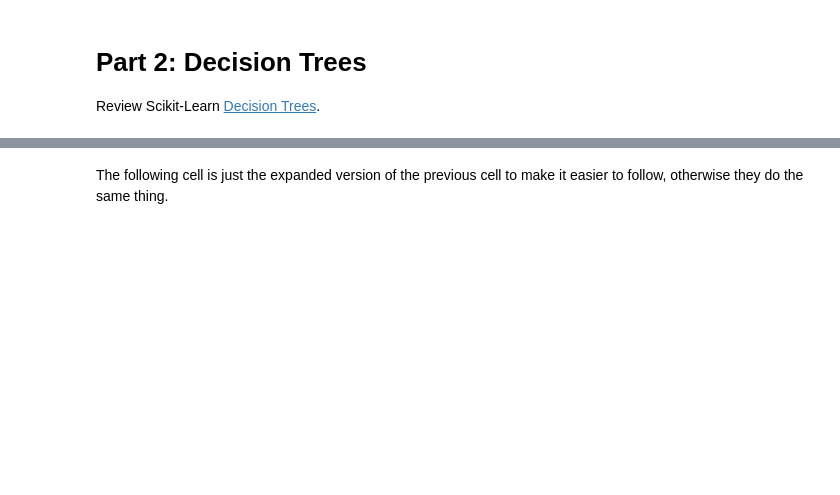
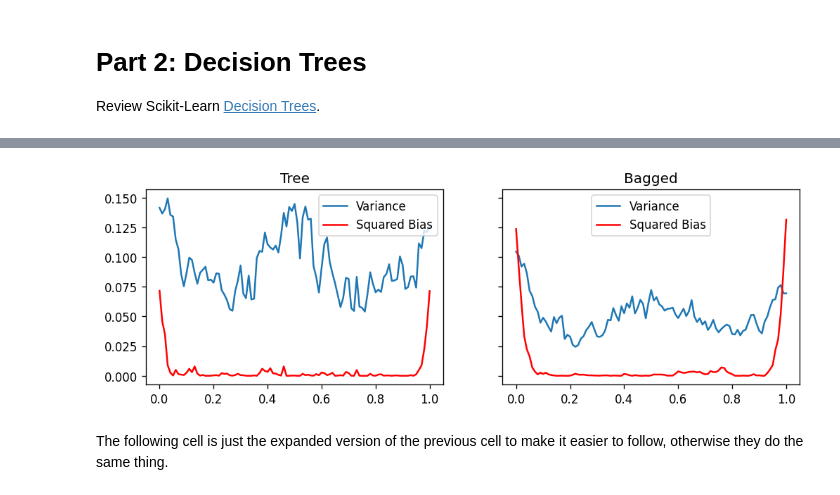
Before and after one commit to ParamvirSran/Machine-Learning, a Jupyter notebook: Labs/Lab_W10/Lab_W10_Incomplete.ipynb, the cells around one changed output, grey strips where cells are left out. Cells and saved outputs as stored; diff of their text form; code cells hidden in the pictures; blank space fills up the shorter version.

Commit message:
done lab 10 about tree based models and XGB Boost

```diff
--- a/Labs/Lab_W10/Lab_W10_Incomplete.ipynb
+++ b/Labs/Lab_W10/Lab_W10_Incomplete.ipynb
@@ -237,40 +268,46 @@ Image(graph.create_png())
 # %%
 # Let's compare variance of predictions between a tree and a bagged estimator
 
 # Create a tree model and a bagging from these trees
-newx = np.linspace(0,1,101).reshape(-1,1)
-tree = DecisionTreeRegressor(max_depth = 5)
-bag1 = BaggingRegressor(base_estimator=DecisionTreeRegressor(max_depth = 5), n_estimators=100, n_jobs = -1)
+newx = np.linspace(0, 1, 101).reshape(-1, 1)
+tree = DecisionTreeRegressor(max_depth=5)
+bag1 = BaggingRegressor(
+    estimator=DecisionTreeRegressor(max_depth=5), n_estimators=100, n_jobs=-1
+)
 
 models = [tree, bag1]
-model_names = ['Tree', "Bagged"]
+model_names = ["Tree", "Bagged"]
 
 # Create two plots, one for the tree, one for the bagging
-fig, ax = plt.subplots(dpi = 120, nrows = 1, ncols = len(models), figsize = (10,3), sharey = True)
-ax = ax.ravel() #flattens the ax variable
+fig, ax = plt.subplots(
+    dpi=120, nrows=1, ncols=len(models), figsize=(10, 3), sharey=True
+)
+ax = ax.ravel()  # flattens the ax variable
 
 # Generate 500 runs for each model and calculate bias and variance. This takes a while!
 nsim = 50
 
 for axis, model, name in zip(ax, models, model_names):
 
-    #Store the predictions somewhere
+    # Store the predictions somewhere
     predictions = np.zeros((nsim, newx.shape[0]))
 
     for i in range(nsim):
-        x,y = make_regression_data()
-        model.fit(x,y)
+        x, y = make_regression_data()
+        model.fit(x, y)
         ypred = model.predict(newx)
         predictions[i] = ypred
 
-    #Plot the variance
-    axis.plot(newx, predictions.var(axis = 0), label = 'Variance')
+    # Plot the variance
+    axis.plot(newx, predictions.var(axis=0), label="Variance")
 
-    #Plot the bias
-    bias = (predictions - np.sin(2*np.pi*newx.T)).mean(axis = 0)**2
-    axis.plot(newx, bias, color = 'red', label = 'Squared Bias')
+    # Plot the bias
+    bias = (predictions - np.sin(2 * np.pi * newx.T)).mean(axis=0) ** 2
+    axis.plot(newx, bias, color="red", label="Squared Bias")
     axis.set_title(name)
     axis.legend()
+# %% [output]
+[figure, added]
 # %% [markdown]
 The following cell is just the expanded version of the previous cell to make it easier to follow, otherwise they do the same thing.
 # %%
```
Also changed, not shown: parts of 39 cells of this notebook.
